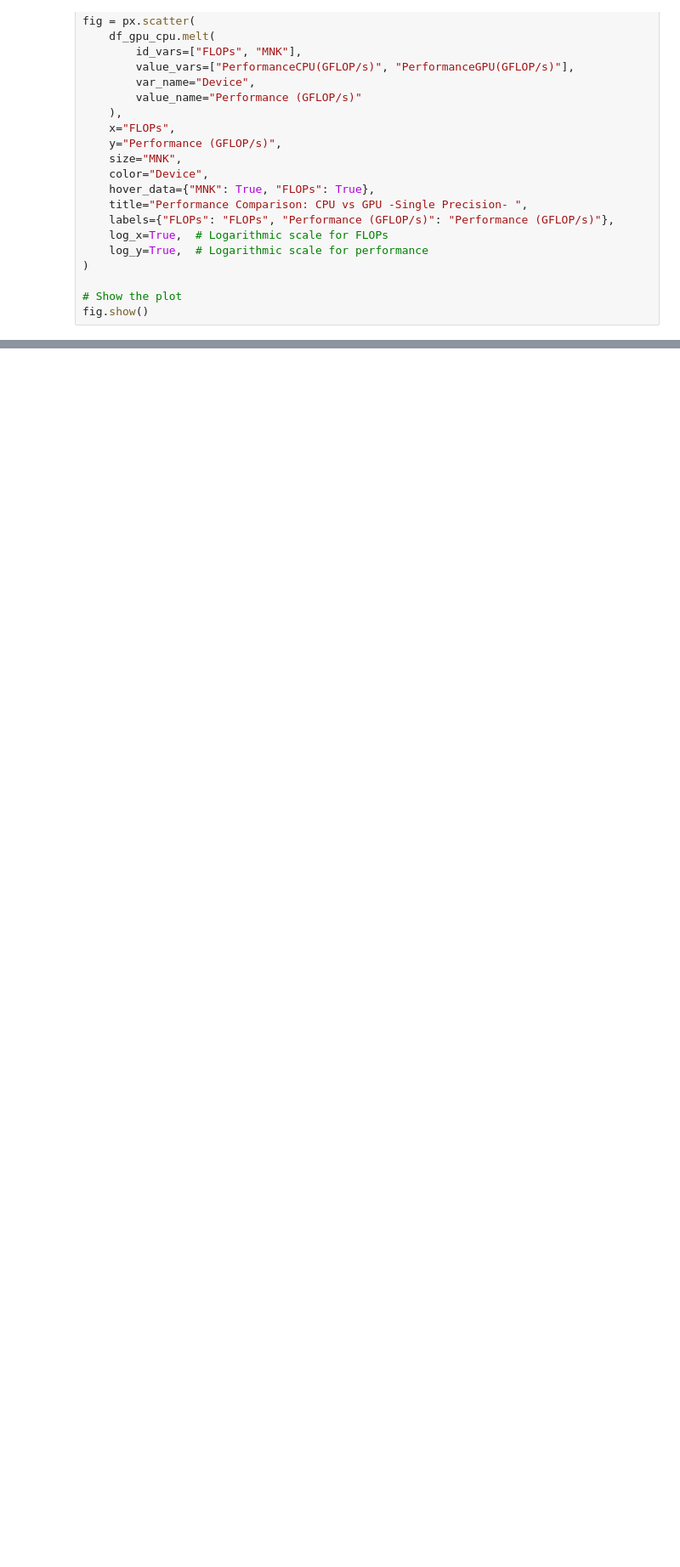
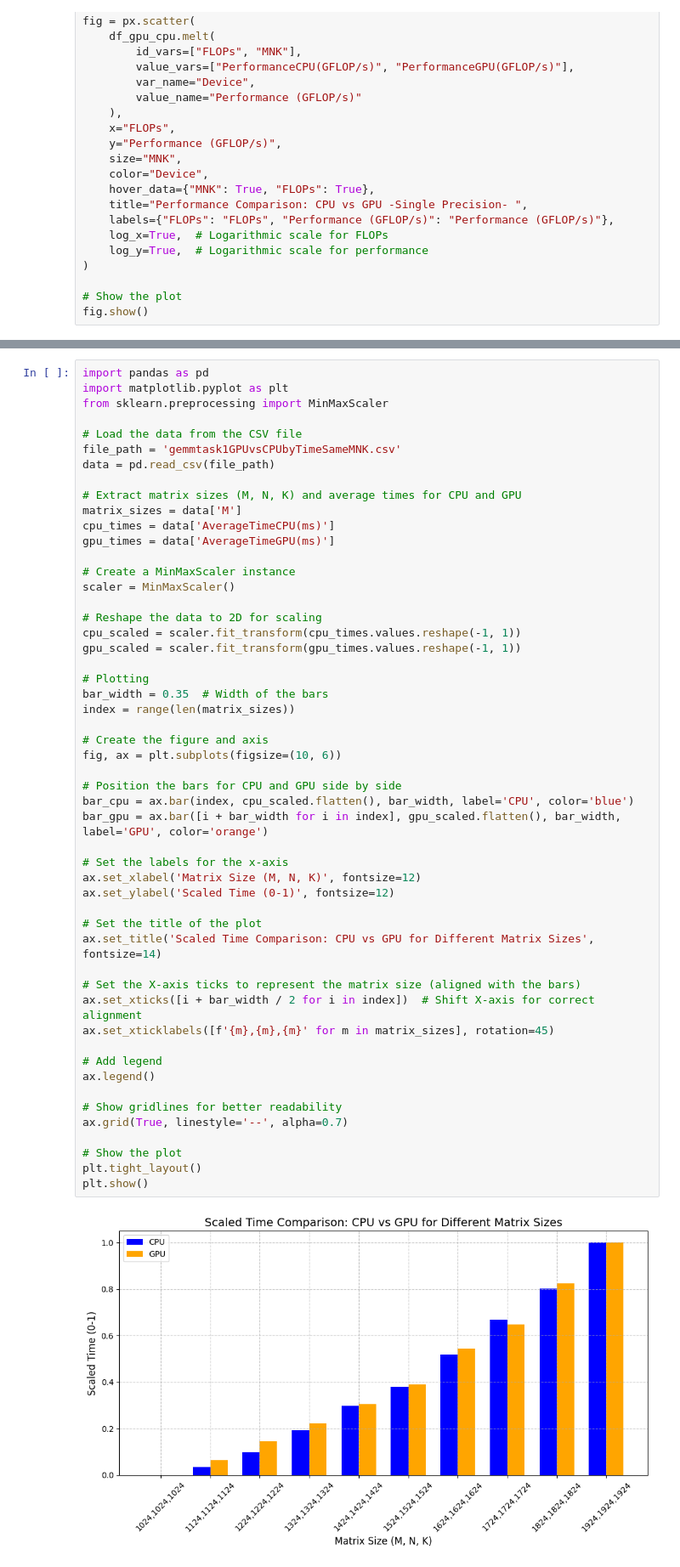
Before and after one commit to elbasri/HPC-Tasks, a Jupyter notebook: plotCPU.ipynb, the cells around one changed output, grey strips where cells are left out. Shown at 85% size. Saved outputs shown, nothing was run; the diff lists cells and outputs as text; blank space fills up the shorter version.

```diff
--- a/plotCPU.ipynb
+++ b/plotCPU.ipynb
@@ -169,0 +259,54 @@ fig.show()
+# %%
+import pandas as pd
+import matplotlib.pyplot as plt
+from sklearn.preprocessing import MinMaxScaler
+
+# Load the data from the CSV file
+file_path = 'gemmtask1GPUvsCPUbyTimeSameMNK.csv'
+data = pd.read_csv(file_path)
+
+# Extract matrix sizes (M, N, K) and average times for CPU and GPU
+matrix_sizes = data['M']
+cpu_times = data['AverageTimeCPU(ms)']
+gpu_times = data['AverageTimeGPU(ms)']
+
+# Create a MinMaxScaler instance
+scaler = MinMaxScaler()
+
+# Reshape the data to 2D for scaling
+cpu_scaled = scaler.fit_transform(cpu_times.values.reshape(-1, 1))
+gpu_scaled = scaler.fit_transform(gpu_times.values.reshape(-1, 1))
+
+# Plotting
+bar_width = 0.35  # Width of the bars
+index = range(len(matrix_sizes))
+
+# Create the figure and axis
+fig, ax = plt.subplots(figsize=(10, 6))
+
+# Position the bars for CPU and GPU side by side
+bar_cpu = ax.bar(index, cpu_scaled.flatten(), bar_width, label='CPU', color='blue')
+bar_gpu = ax.bar([i + bar_width for i in index], gpu_scaled.flatten(), bar_width, label='GPU', color='orange')
+
+# Set the labels for the x-axis
+ax.set_xlabel('Matrix Size (M, N, K)', fontsize=12)
+ax.set_ylabel('Scaled Time (0-1)', fontsize=12)
+
+# Set the title of the plot
+ax.set_title('Scaled Time Comparison: CPU vs GPU for Different Matrix Sizes', fontsize=14)
+
+# Set the X-axis ticks to represent the matrix size (aligned with the bars)
+ax.set_xticks([i + bar_width / 2 for i in index])  # Shift X-axis for correct alignment
+ax.set_xticklabels([f'{m},{m},{m}' for m in matrix_sizes], rotation=45)
+
+# Add legend
+ax.legend()
+
+# Show gridlines for better readability
+ax.grid(True, linestyle='--', alpha=0.7)
+
+# Show the plot
+plt.tight_layout()
+plt.show()
+# %% [output]
+[figure, added]
```
Also changed, not shown: parts of 5 cells of this notebook.
